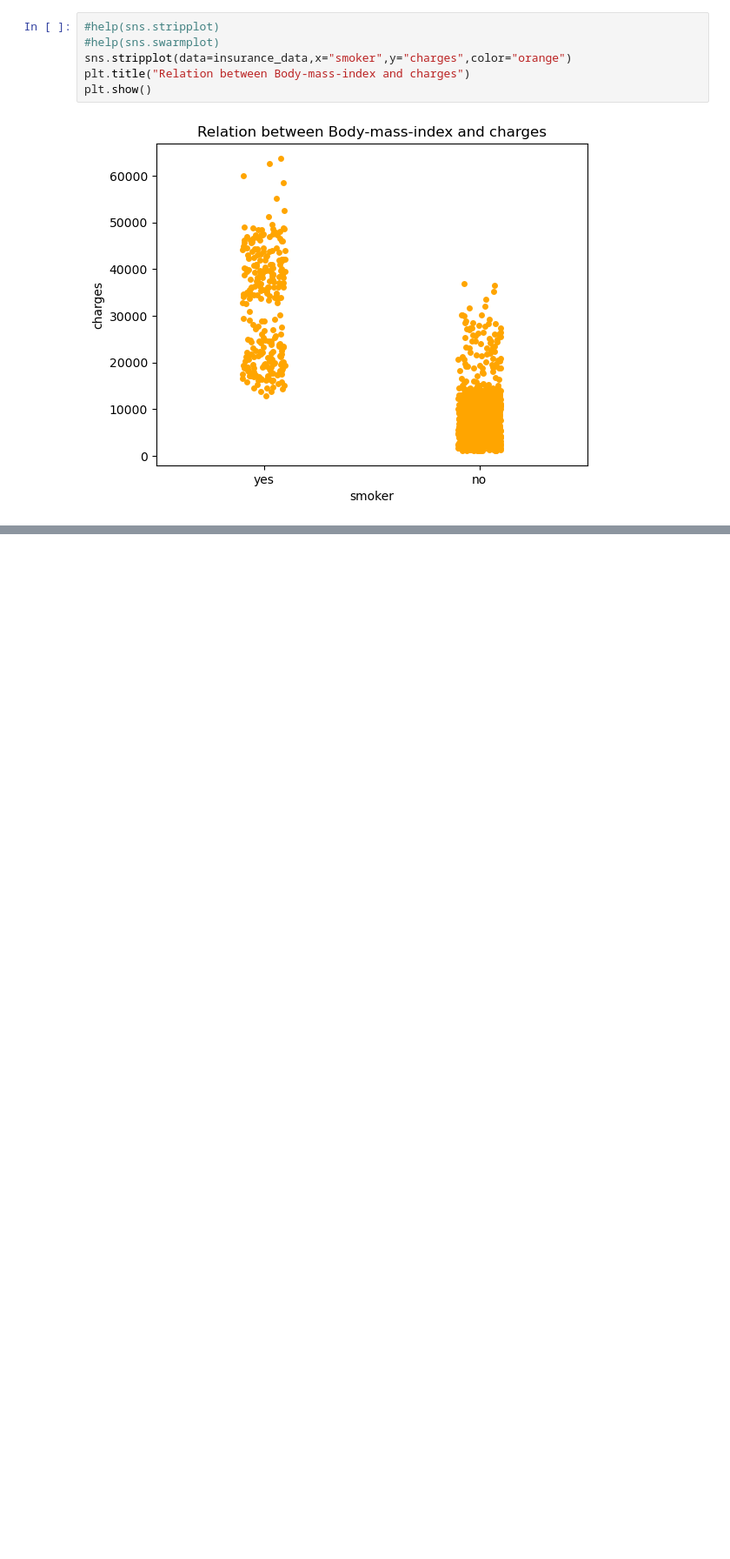
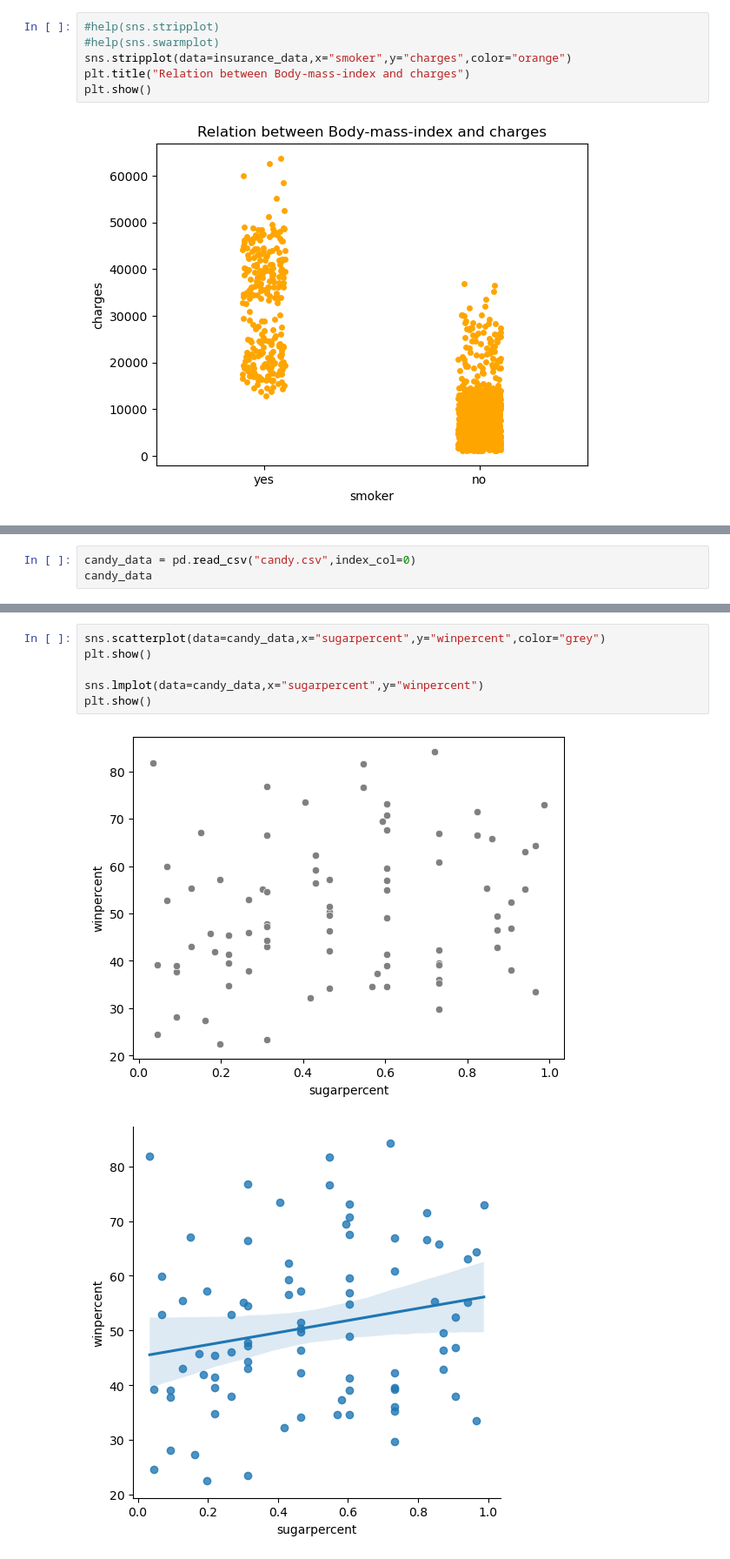
Before and after one commit to jci02/Data-Visualization, a Jupyter notebook: Scatter plots.ipynb, the cells around one changed output, grey strips where cells are left out. Shown at 87% size. Saved outputs shown, nothing was run; the diff lists cells and outputs as text; blank space fills up the shorter version.

```diff
--- a/Scatter plots.ipynb
+++ b/Scatter plots.ipynb
@@ -50,0 +68,3 @@ plt.show()
+# %%
+candy_data = pd.read_csv("candy.csv",index_col=0)
+candy_data
@@ -50,0 +103,9 @@ plt.show()
+# %%
+sns.scatterplot(data=candy_data,x="sugarpercent",y="winpercent",color="grey")
+plt.show()
+
+sns.lmplot(data=candy_data,x="sugarpercent",y="winpercent")
+plt.show()
+# %% [output]
+[figure, added]
+[figure, added]
```
Also changed, not shown: parts of 5 cells of this notebook, 1 other file.
